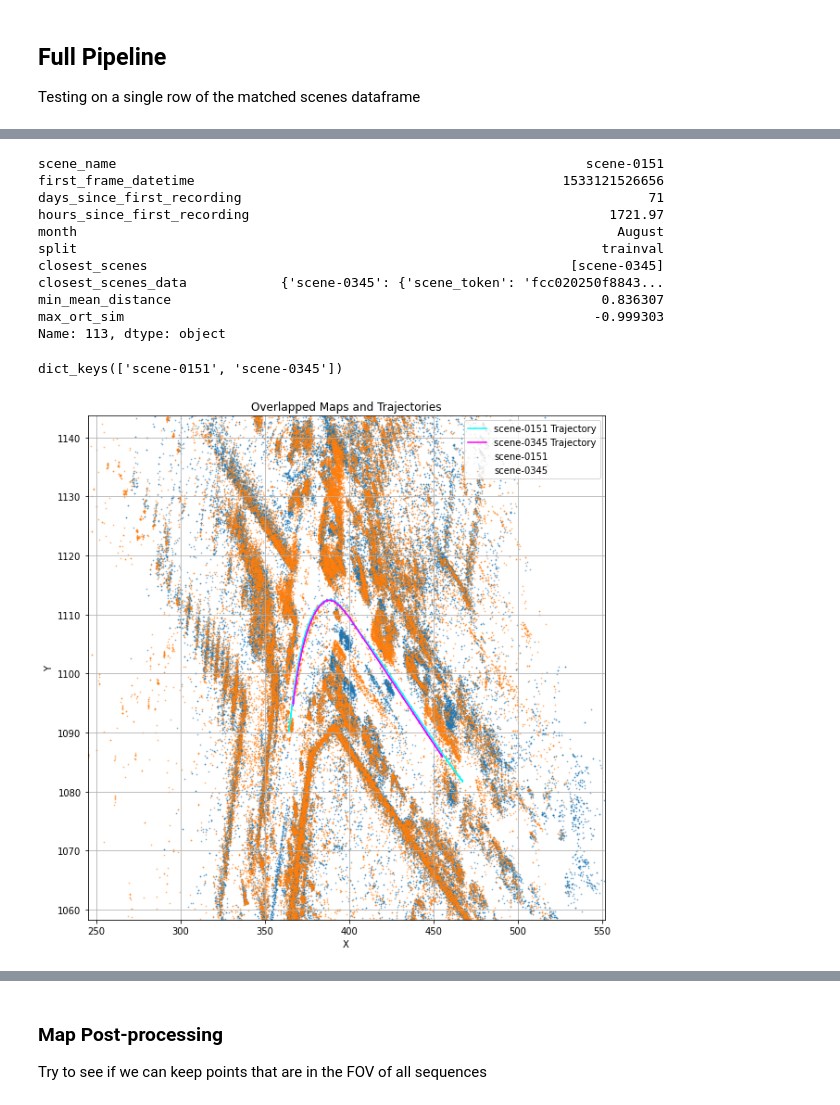
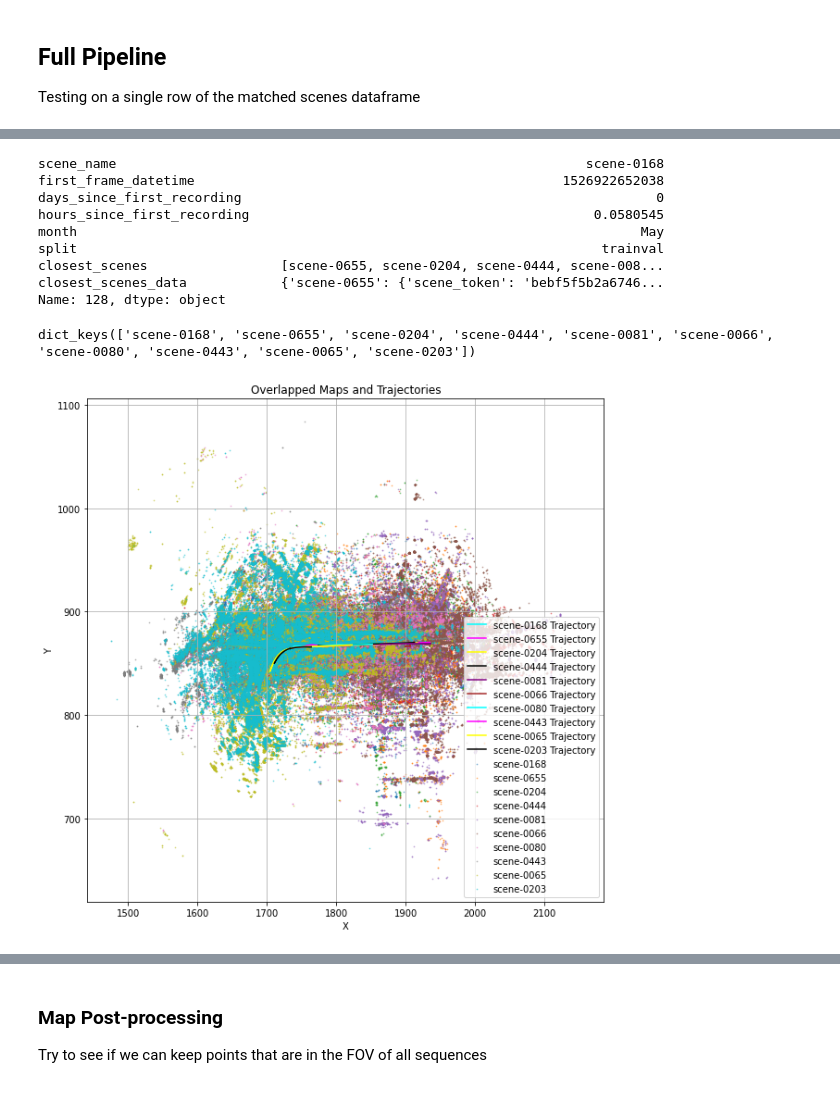
Before and after one commit to umairkhawaja/radar_auto_labeler, a Jupyter notebook: notebooks/test_pipeline.ipynb, the cells around one changed output, grey strips where cells are left out. Cells and saved outputs as stored; diff of their text form; code cells hidden in the pictures.

```diff
--- a/notebooks/test_pipeline.ipynb
+++ b/notebooks/test_pipeline.ipynb
@@ -780,7 +780,7 @@ nuscenes_exp = {
     for vname,version in versions.items()
 }
 # %%
-sps_df = pd.read_json('/home/umair/workspace/repos/radar_auto_labeler/nuscenes_scenes_df.json')
+sps_df = pd.read_json('../sps_nuscenes_more_matches_df.json')
 sps_df.head()
 # %% [output]
 |  | scene_name | first_frame_datetime | days_since_first_recording | hours_since_first_recording | month | split | ... |
@@ -792,5 +792,5 @@ sps_df.head()
 # %%
-sps_df['min_mean_distance'] = sps_df['closest_scenes_data'].apply(lambda x: min([e['mean_distance'] for e in x.values()]))
-sps_df['max_ort_sim'] = sps_df['closest_scenes_data'].apply(lambda x: -max([e['trajectory_similarity'] for e in x.values()]))
-sorted_sps_df = sps_df.sort_values(['min_mean_distance', 'max_ort_sim'], ascending=True)
-sorted_sps_df.tail()
+# sps_df['min_mean_distance'] = sps_df['closest_scenes_data'].apply(lambda x: min([e['mean_distance'] for e in x.values()]))
+# sps_df['max_ort_sim'] = sps_df['closest_scenes_data'].apply(lambda x: -max([e['trajectory_similarity'] for e in x.values()]))
+# sorted_sps_df = sps_df.sort_values(['min_mean_distance', 'max_ort_sim'], ascending=True)
+# sorted_sps_df.tail()
@@ -804,29 +811,27 @@ sorted_sps_df.tail()
 # %%
-row = sps_df[sps_df.scene_name == 'scene-0151'].iloc[0]
+row = sps_df[sps_df.scene_name == 'scene-0168'].iloc[0]
 # %%
 display(row)
 # %% [output]
-scene_name                                                            scene-0151
-first_frame_datetime                                               1533121526656
-days_since_first_recording                                                    71
-hours_since_first_recording                                              1721.97
-month                                                                     August
+scene_name                                                            scene-0168
+first_frame_datetime                                               1526922652038
+days_since_first_recording                                                     0
+hours_since_first_recording                                            0.0580545
+month                                                                        May
 split                                                                   trainval
-closest_scenes                                                      [scene-0345]
-closest_scenes_data            {'scene-0345': {'scene_token': 'fcc020250f8843...
-min_mean_distance                                                       0.836307
-max_ort_sim                                                            -0.999303
-Name: 113, dtype: object
+closest_scenes                 [scene-0655, scene-0204, scene-0444, scene-008...
+closest_scenes_data            {'scene-0655': {'scene_token': 'bebf5f5b2a6746...
+Name: 128, dtype: object
 # %%
 ref_scene_name = row['scene_name']
 ref_split = row['split']
 closest_scenes = row['closest_scenes_data']
 ref_frame = 'global'
-num_sweeps = 5
+num_sweeps = 3
 ref_sensor = None
-apply_dpr = True
+apply_dpr = False
 filter_points = False
-dpr_thresh = 0.5
+dpr_thresh = 0.0
 # %%
 # ## We keep track of frames where the ego poses of the scenes highly overlap
 # ## So we want to use these frames to build maps
@@ -873,7 +878,7 @@ for matched_scene, data in closest_scenes.items():
 
 dataloaders.keys()
 # %% [output]
-dict_keys(['scene-0151', 'scene-0345'])
+dict_keys(['scene-0168', 'scene-0655', 'scene-0204', 'scene-0444', 'scene-0081', 'scene-0066', 'scene-0080', 'scene-0443', 'scene-0065', 'scene-0203'])
 # %%
 ## Use the PCL where the ego poses overlap
 # scene_maps = {name : np.vstack([dl[i][0] for i in range(*frame_ranges[name])]) for name,dl in dataloaders.items()}
@@ -1050,9 +1055,9 @@ def plot_maps(scene_maps, poses, size=0.5, zoom_level=3):
     plt.grid(True)
     plt.show()
 # %%
-plot_maps(scene_maps=scene_maps, poses=scene_poses, zoom_level=5)
+plot_maps(scene_maps=scene_maps, poses=scene_poses, zoom_level=-1)
 # %% [output]
-[figure, old version]
+[figure, new version]
 # %%
 filtered_scene_maps, filtered_scene_poses = create_filtered_maps(scene_poses, scene_pointclouds, threshold=1)
 # %%
```
Also changed, not shown: parts of 32 cells of this notebook, 2 other files.
